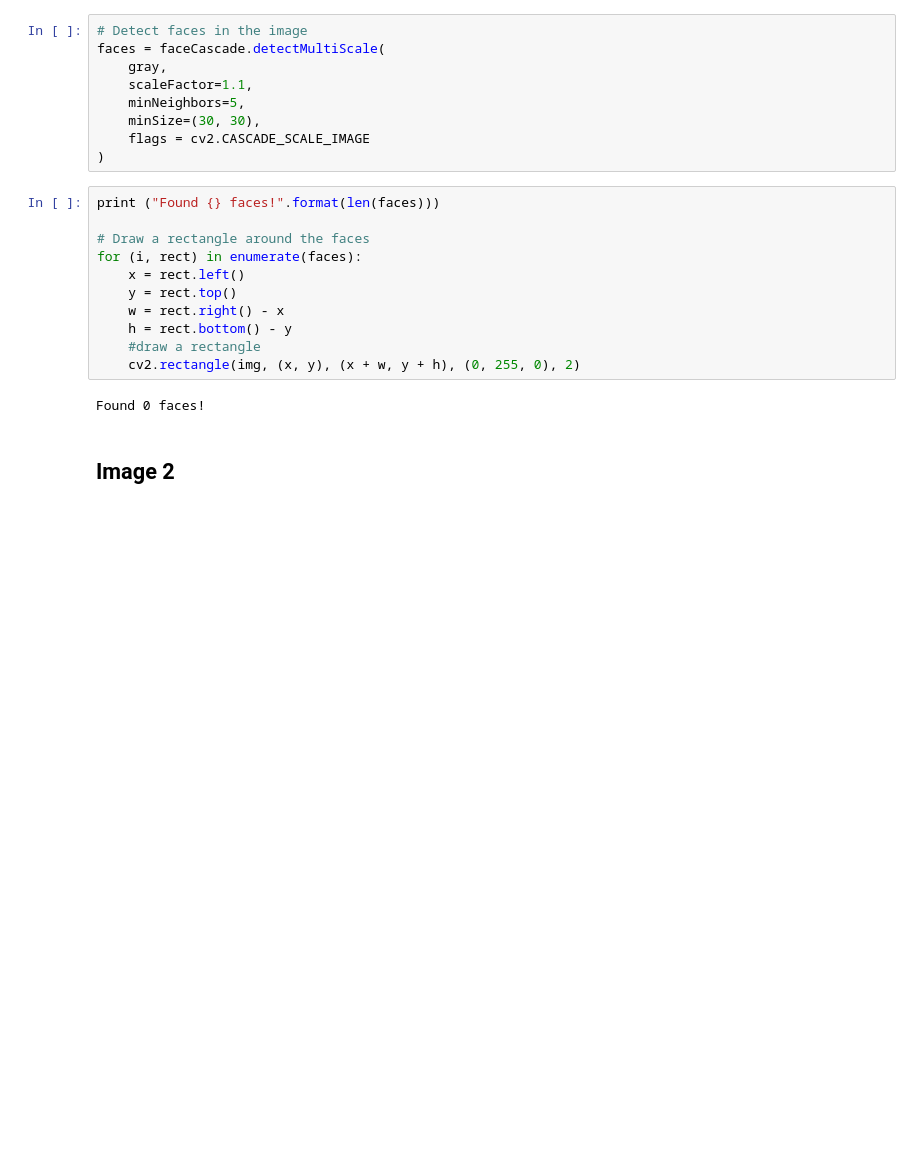
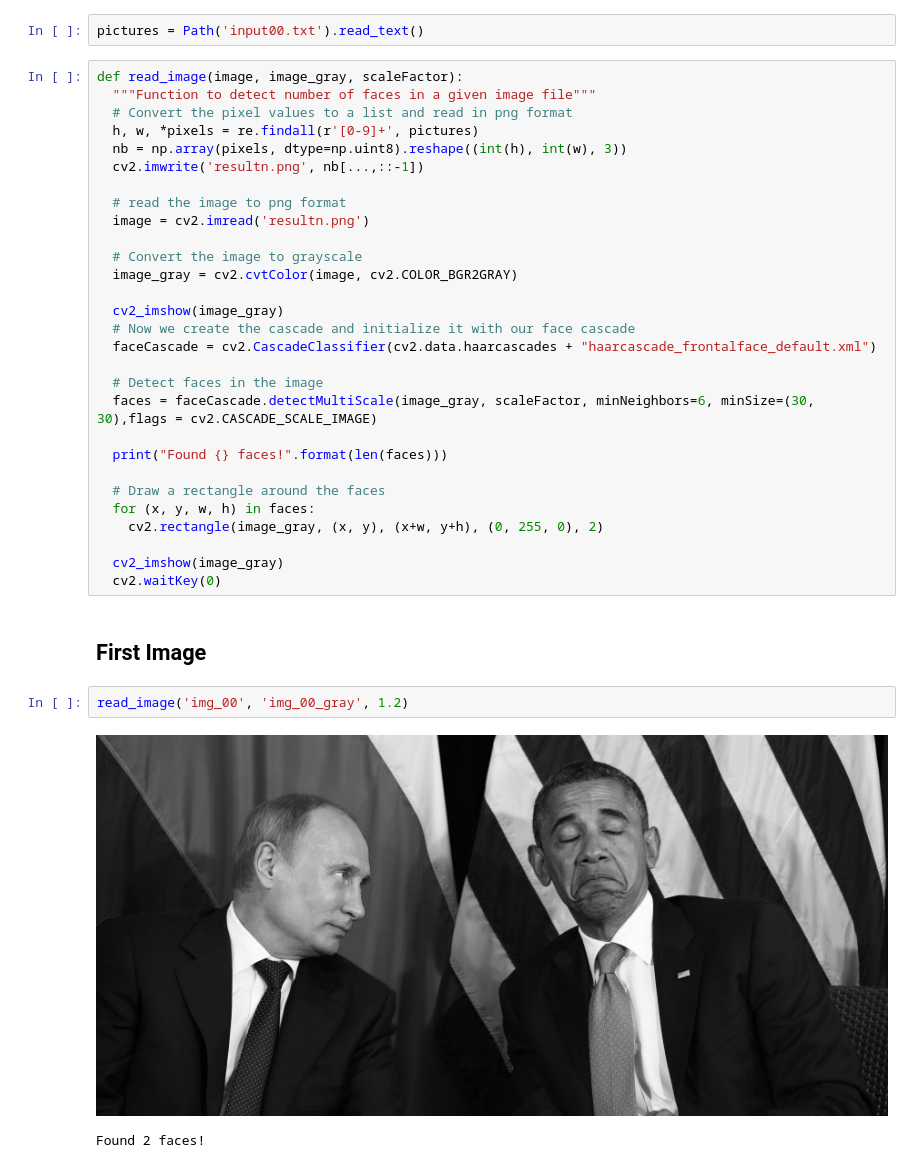
Before and after one commit to ToluGb/Projects, a Jupyter notebook: Tolu_Oloruniisola.ipynb, the cells around one changed output. Saved outputs shown, nothing was run; the diff lists cells and outputs as text; blank space fills up the shorter version.

```diff
--- a/Tolu_Oloruniisola.ipynb
+++ b/Tolu_Oloruniisola.ipynb
@@ -44,24 +19,38 @@ gray = cv2.cvtColor(img, cv2.COLOR_BAYER_BG2GRAY)
-# %%
-# Detect faces in the image
-faces = faceCascade.detectMultiScale(
-    gray,
-    scaleFactor=1.1,
-    minNeighbors=5,
-    minSize=(30, 30),
-    flags = cv2.CASCADE_SCALE_IMAGE
-)
-# %%
-print ("Found {} faces!".format(len(faces)))
-
-# Draw a rectangle around the faces
-for (i, rect) in enumerate(faces):
-    x = rect.left()
-    y = rect.top()
-    w = rect.right() - x
-    h = rect.bottom() - y
-    #draw a rectangle
-    cv2.rectangle(img, (x, y), (x + w, y + h), (0, 255, 0), 2)
-# %% [output]
-Found 0 faces!
+# %%
+pictures = Path('input00.txt').read_text()
+# %%
+def read_image(image, image_gray, scaleFactor):
+  """Function to detect number of faces in a given image file"""
+  # Convert the pixel values to a list and read in png format
+  h, w, *pixels = re.findall(r'[0-9]+', pictures)
+  nb = np.array(pixels, dtype=np.uint8).reshape((int(h), int(w), 3))
+  cv2.imwrite('resultn.png', nb[...,::-1])
+
+  # read the image to png format
+  image = cv2.imread('resultn.png')
+
+  # Convert the image to grayscale
+  image_gray = cv2.cvtColor(image, cv2.COLOR_BGR2GRAY)
+
+  cv2_imshow(image_gray)
+  # Now we create the cascade and initialize it with our face cascade
+  faceCascade = cv2.CascadeClassifier(cv2.data.haarcascades + "haarcascade_frontalface_default.xml")
+
+  # Detect faces in the image
+  faces = faceCascade.detectMultiScale(image_gray, scaleFactor, minNeighbors=6, minSize=(30, 30),flags = cv2.CASCADE_SCALE_IMAGE)
+
+  print("Found {} faces!".format(len(faces)))
+
+  # Draw a rectangle around the faces
+  for (x, y, w, h) in faces:
+    cv2.rectangle(image_gray, (x, y), (x+w, y+h), (0, 255, 0), 2)
+
+  cv2_imshow(image_gray)
+  cv2.waitKey(0)
 # %% [markdown]
-## Image 2
+## First Image
+# %%
+read_image('img_00', 'img_00_gray', 1.2)
+# %% [output]
+[figure, added]
+Found 2 faces!
```
Also changed, not shown: parts of 33 cells of this notebook.
